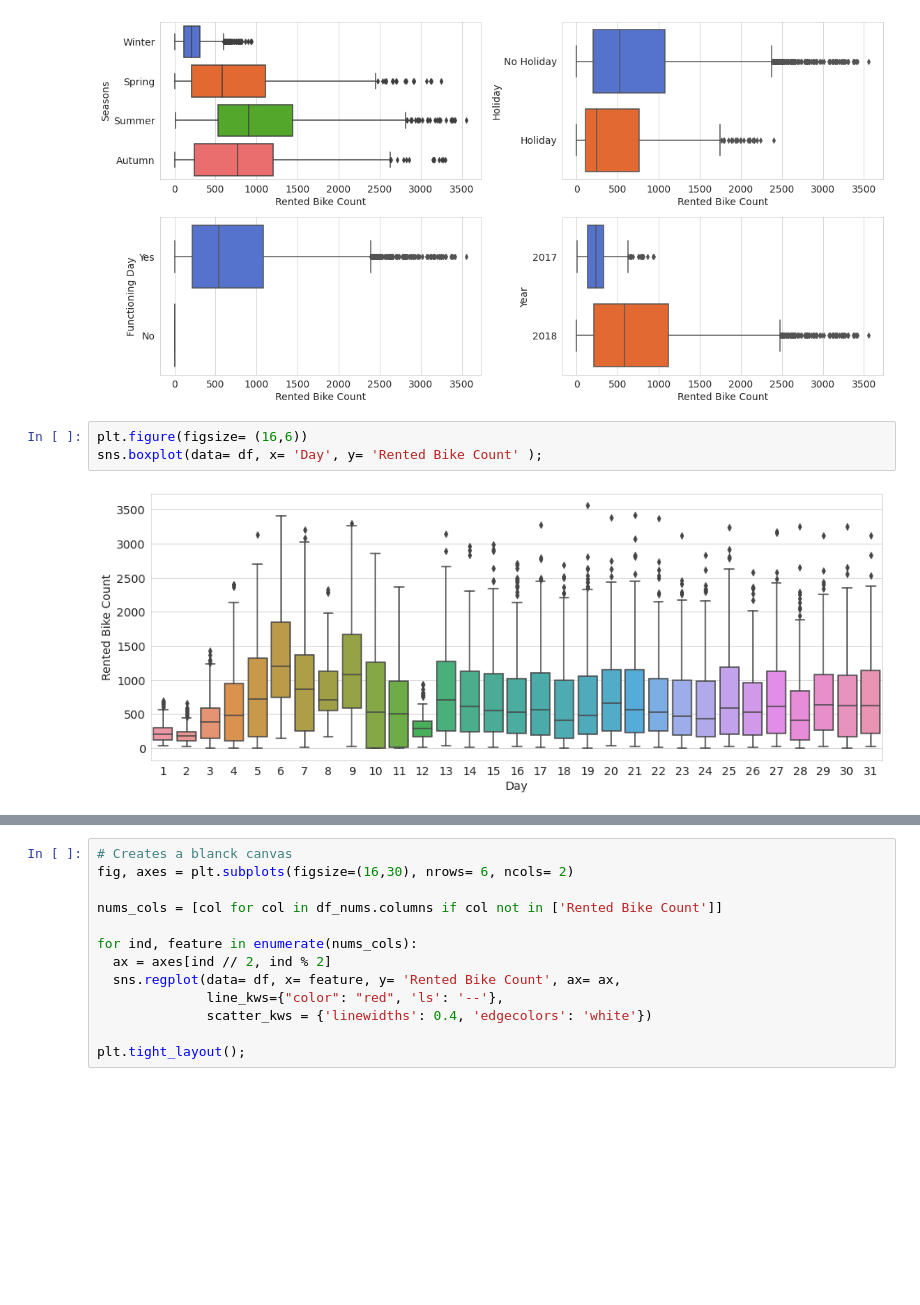
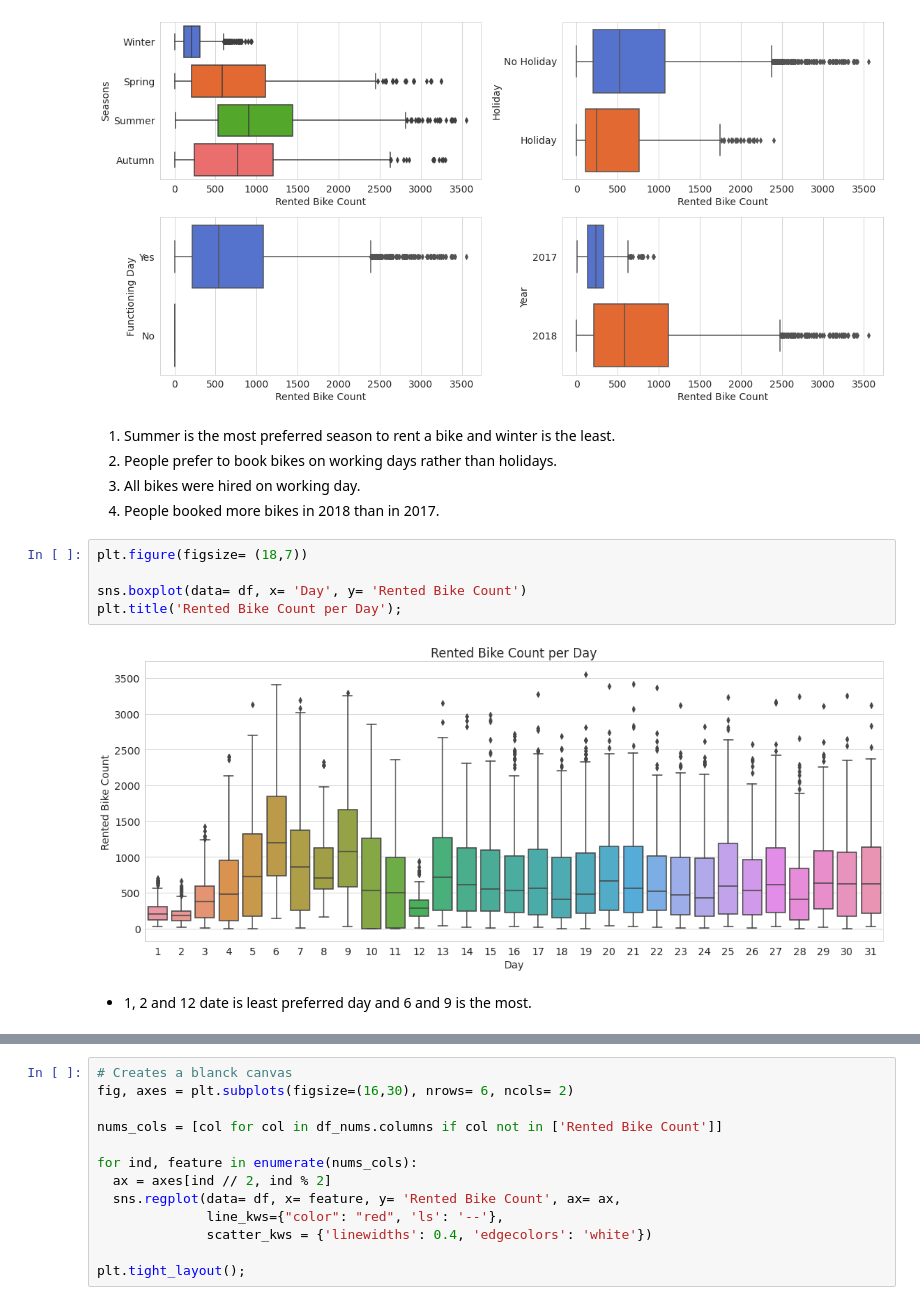
Before and after one commit to Gaurav2912/Bike-Sharing-Demand-Prediction, a Jupyter notebook: Bike_Sharing_Demand_Prediction_Capstone_Project.ipynb, the cells around one changed output, grey strips where cells are left out. Cells and saved outputs as stored; diff of their text form; blank space fills up the shorter version.

```diff
--- a/Bike_Sharing_Demand_Prediction_Capstone_Project.ipynb
+++ b/Bike_Sharing_Demand_Prediction_Capstone_Project.ipynb
@@ -461,9 +501,18 @@ for ind, feature in enumerate(df_objs.columns):
 plt.tight_layout();
 # %% [output]
 [figure]
+# %% [markdown]
+  1. Summer is the most preferred season to rent a bike and winter is the least.
+  2. People prefer to book bikes on working days rather than holidays.
+  3. All bikes were hired on working day.
+  4. People booked more bikes in 2018 than in 2017.
 # %%
-plt.figure(figsize= (16,6))
-sns.boxplot(data= df, x= 'Day', y= 'Rented Bike Count' );
+plt.figure(figsize= (18,7))
+
+sns.boxplot(data= df, x= 'Day', y= 'Rented Bike Count')
+plt.title('Rented Bike Count per Day');
 # %% [output]
-[figure, old version]
+[figure, new version]
+# %% [markdown]
+* 1, 2 and 12 date is least preferred day and 6 and 9 is the most.
 # %%
```
Also changed, not shown: parts of 68 cells of this notebook.
